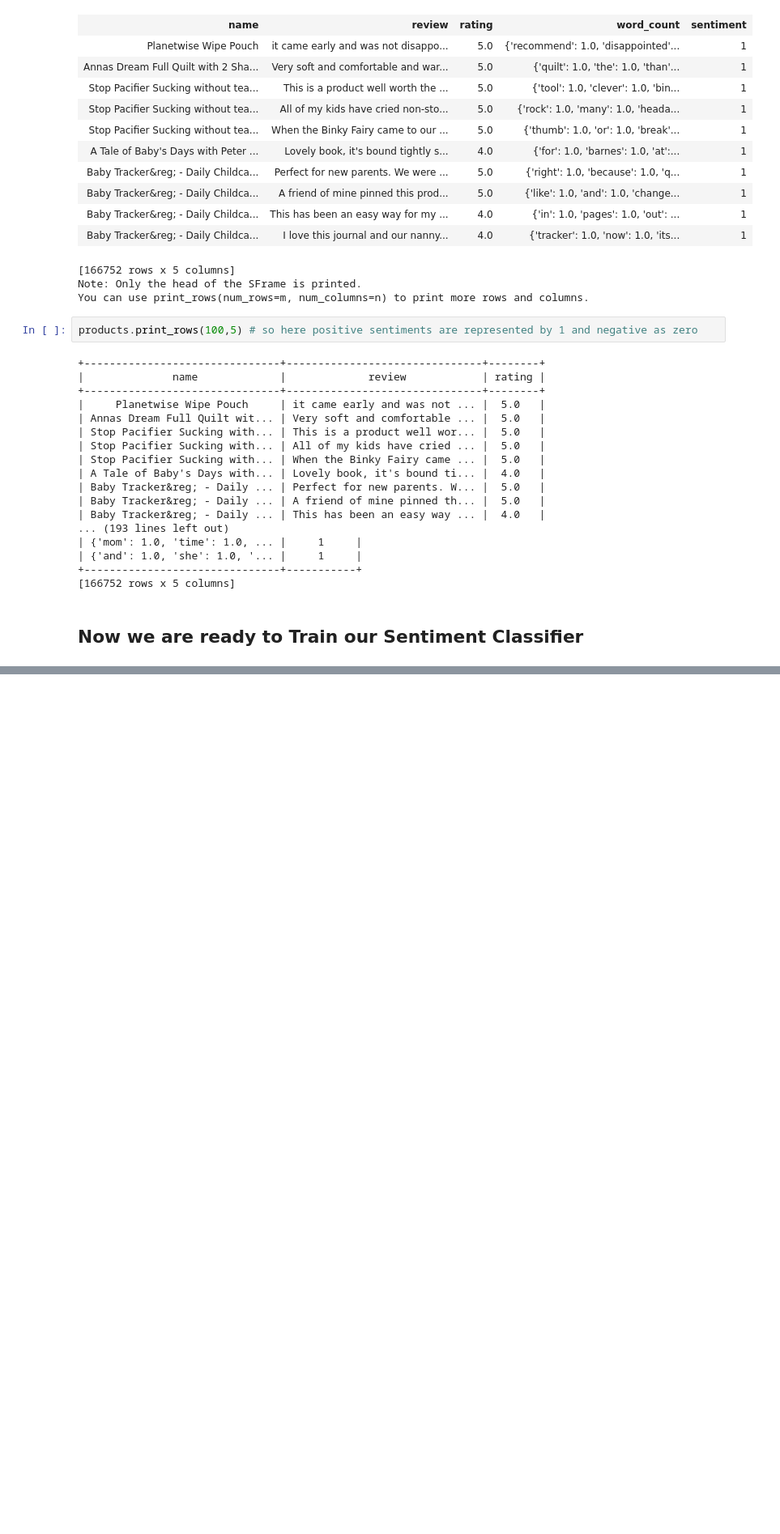
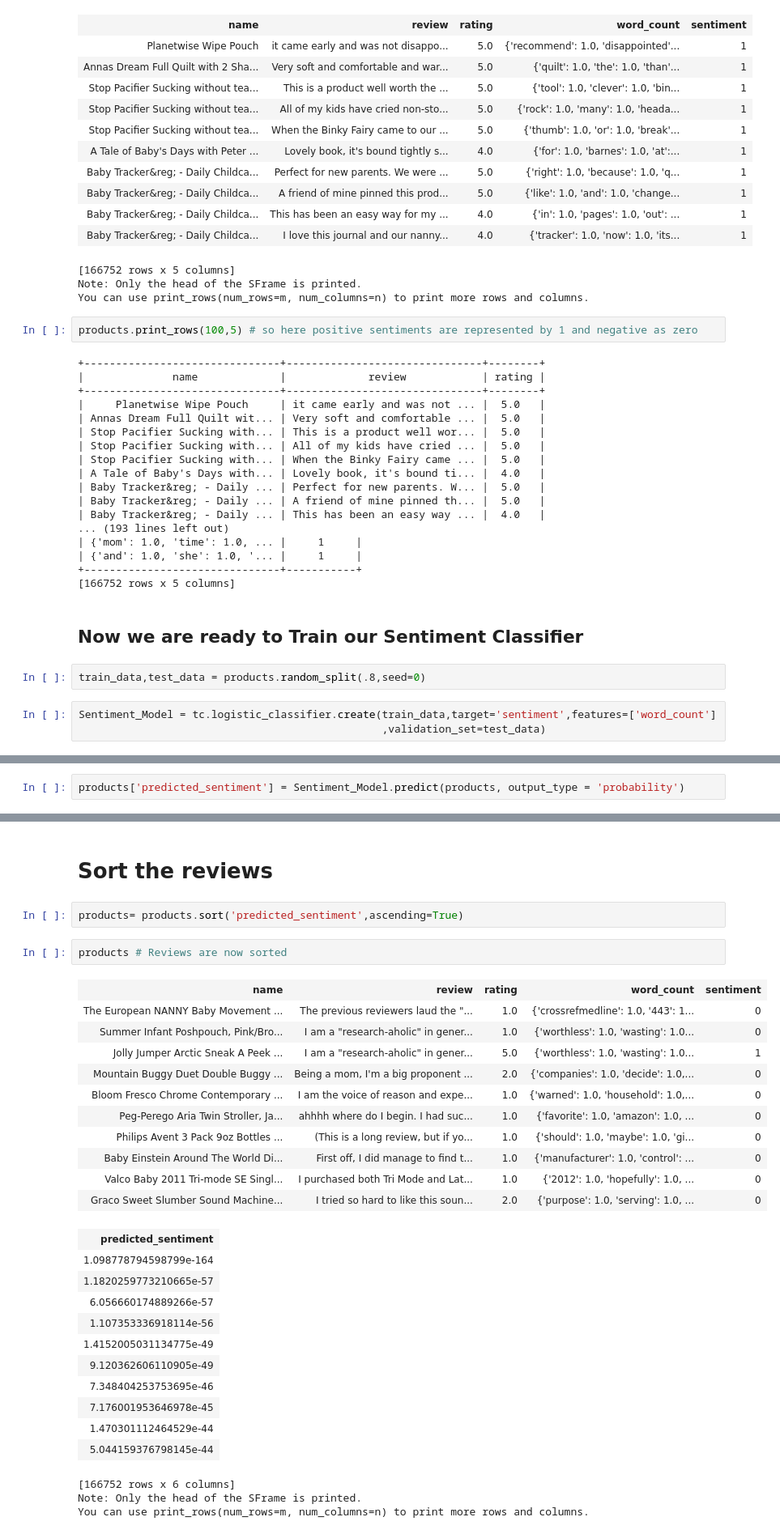
Before and after one commit to Namangarg110/Sentiment_Analysis, a Jupyter notebook: Sentiment_Analysis.ipynb, the cells around one changed output, grey strips where cells are left out. Shown: that part at 81% size. Drawn from its saved outputs; the diff is of its cells as text; blank space fills up the shorter version.

```diff
--- a/Sentiment_Analysis.ipynb
+++ b/Sentiment_Analysis.ipynb
@@ -175,3 +175,8 @@ products.print_rows(100,5) # so here positive sentiments are represented by 1 an
 [166752 rows x 5 columns]
 # %% [markdown]
 ## Now we are ready to Train our Sentiment Classifier
+# %%
+train_data,test_data = products.random_split(.8,seed=0)
+# %%
+Sentiment_Model = tc.logistic_classifier.create(train_data,target='sentiment',features=['word_count']
+                                                ,validation_set=test_data)
@@ -177,0 +225,2 @@ products.print_rows(100,5) # so here positive sentiments are represented by 1 an
+# %%
+products['predicted_sentiment'] = Sentiment_Model.predict(products, output_type = 'probability')
@@ -177,0 +255,32 @@ products.print_rows(100,5) # so here positive sentiments are represented by 1 an
+# %% [markdown]
+# Sort the reviews
+# %%
+products= products.sort('predicted_sentiment',ascending=True)
+# %%
+products # Reviews are now sorted
+# %% [output]
+| name | review | rating | word_count | sentiment |
+| The European NANNY Baby Movement ... | The previous reviewers laud the "... | 1.0 | {'crossrefmedline': 1.0, '443': 1... | 0 |
+| Summer Infant Poshpouch, Pink/Bro... | I am a "research-aholic" in gener... | 1.0 | {'worthless': 1.0, 'wasting': 1.0... | 0 |
+| Jolly Jumper Arctic Sneak A Peek ... | I am a "research-aholic" in gener... | 5.0 | {'worthless': 1.0, 'wasting': 1.0... | 1 |
+| Mountain Buggy Duet Double Buggy ... | Being a mom, I'm a big proponent ... | 2.0 | {'companies': 1.0, 'decide': 1.0,... | 0 |
+| Bloom Fresco Chrome Contemporary ... | I am the voice of reason and expe... | 1.0 | {'warned': 1.0, 'household': 1.0,... | 0 |
+| Peg-Perego Aria Twin Stroller, Ja... | ahhhh where do I begin. I had suc... | 1.0 | {'favorite': 1.0, 'amazon': 1.0, ... | 0 |
+| Philips Avent 3 Pack 9oz Bottles ... | (This is a long review, but if yo... | 1.0 | {'should': 1.0, 'maybe': 1.0, 'gi... | 0 |
+| Baby Einstein Around The World Di... | First off, I did manage to find t... | 1.0 | {'manufacturer': 1.0, 'control': ... | 0 |
+| Valco Baby 2011 Tri-mode SE Singl... | I purchased both Tri Mode and Lat... | 1.0 | {'2012': 1.0, 'hopefully': 1.0, ... | 0 |
+| Graco Sweet Slumber Sound Machine... | I tried so hard to like this soun... | 2.0 | {'purpose': 1.0, 'serving': 1.0, ... | 0 |
+| predicted_sentiment |
+| 1.098778794598799e-164 |
+| 1.1820259773210665e-57 |
+| 6.056660174889266e-57 |
+| 1.107353336918114e-56 |
+| 1.4152005031134775e-49 |
+| 9.120362606110905e-49 |
+| 7.348404253753695e-46 |
+| 7.176001953646978e-45 |
+| 1.470301112464529e-44 |
+| 5.044159376798145e-44 |
+[166752 rows x 6 columns]
+Note: Only the head of the SFrame is printed.
+You can use print_rows(num_rows=m, num_columns=n) to print more rows and columns.
```
Also changed, not shown: parts of 19 cells of this notebook.
